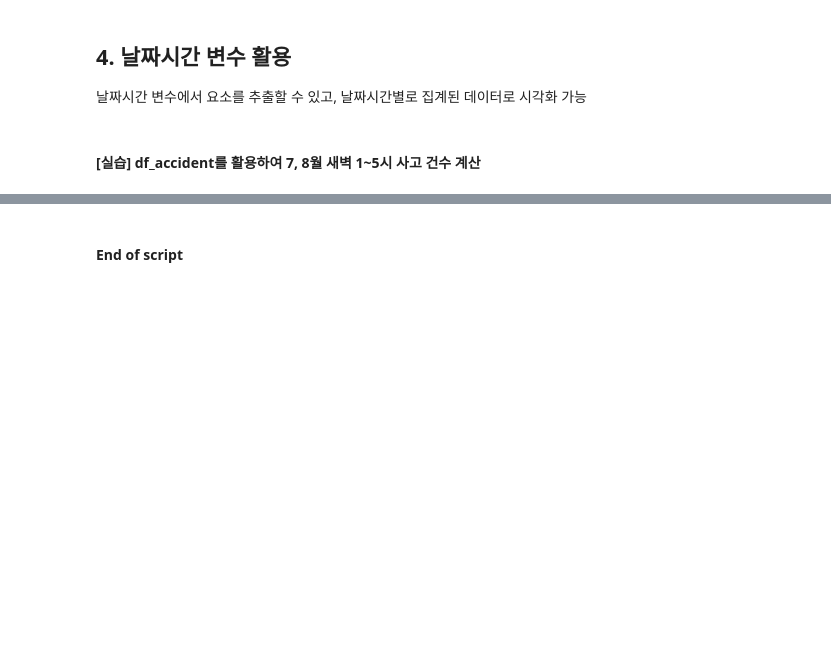
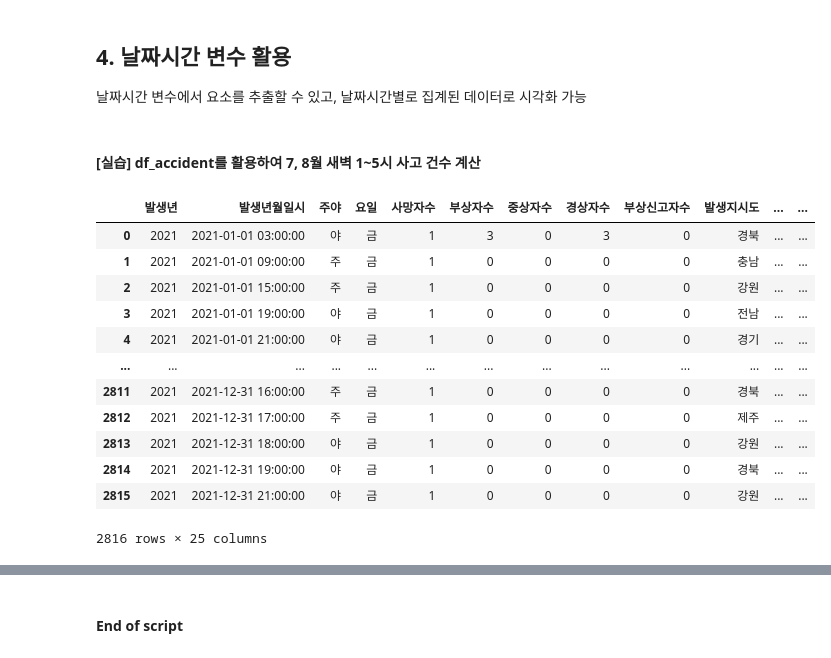
Before and after one commit to jonhpark7966/fastcampus_python_data_analysis, a Jupyter notebook: 20231010_remote/05_데이터 처리 심화.ipynb, the cells around one changed output, grey strips where cells are left out. Cells and saved outputs as stored; diff of their text form; code cells hidden in the pictures; blank space fills up the shorter version.

```diff
--- a/20231010_remote/05_데이터 처리 심화.ipynb
+++ b/20231010_remote/05_데이터 처리 심화.ipynb
@@ -969,3 +516,22 @@ sns.lineplot(data=agg,
 # %%
 df_accident = pd.read_csv('data/도로교통공단_사망 교통사고 정보_20211231_utf8.csv')
 df_accident
+# %%
+df_accident["발생년월일시"] = pd.to_datetime(df_accident["발생년월일시"])
+df_accident['월'] = df_accident["발생년월일시"].dt.month
+df_accident['시'] = df_accident["발생년월일시"].dt.hour
+df_accident
+# %% [output]
+|  | 발생년 | 발생년월일시 | 주야 | 요일 | 사망자수 | 부상자수 | 중상자수 | 경상자수 | 부상신고자수 | 발생지시도 | ... | ... |
+| 0 | 2021 | 2021-01-01 03:00:00 | 야 | 금 | 1 | 3 | 0 | 3 | 0 | 경북 | ... | ... |
+| 1 | 2021 | 2021-01-01 09:00:00 | 주 | 금 | 1 | 0 | 0 | 0 | 0 | 충남 | ... | ... |
+| 2 | 2021 | 2021-01-01 15:00:00 | 주 | 금 | 1 | 0 | 0 | 0 | 0 | 강원 | ... | ... |
+| 3 | 2021 | 2021-01-01 19:00:00 | 야 | 금 | 1 | 0 | 0 | 0 | 0 | 전남 | ... | ... |
+| 4 | 2021 | 2021-01-01 21:00:00 | 야 | 금 | 1 | 0 | 0 | 0 | 0 | 경기 | ... | ... |
+| ... | ... | ... | ... | ... | ... | ... | ... | ... | ... | ... | ... | ... |
+| 2811 | 2021 | 2021-12-31 16:00:00 | 주 | 금 | 1 | 0 | 0 | 0 | 0 | 경북 | ... | ... |
+| 2812 | 2021 | 2021-12-31 17:00:00 | 주 | 금 | 1 | 0 | 0 | 0 | 0 | 제주 | ... | ... |
+| 2813 | 2021 | 2021-12-31 18:00:00 | 야 | 금 | 1 | 0 | 0 | 0 | 0 | 강원 | ... | ... |
+| 2814 | 2021 | 2021-12-31 19:00:00 | 야 | 금 | 1 | 0 | 0 | 0 | 0 | 경북 | ... | ... |
+| 2815 | 2021 | 2021-12-31 21:00:00 | 야 | 금 | 1 | 0 | 0 | 0 | 0 | 강원 | ... | ... |
+2816 rows × 25 columns
```
Also changed, not shown: parts of 54 cells of this notebook, 1 other file.
